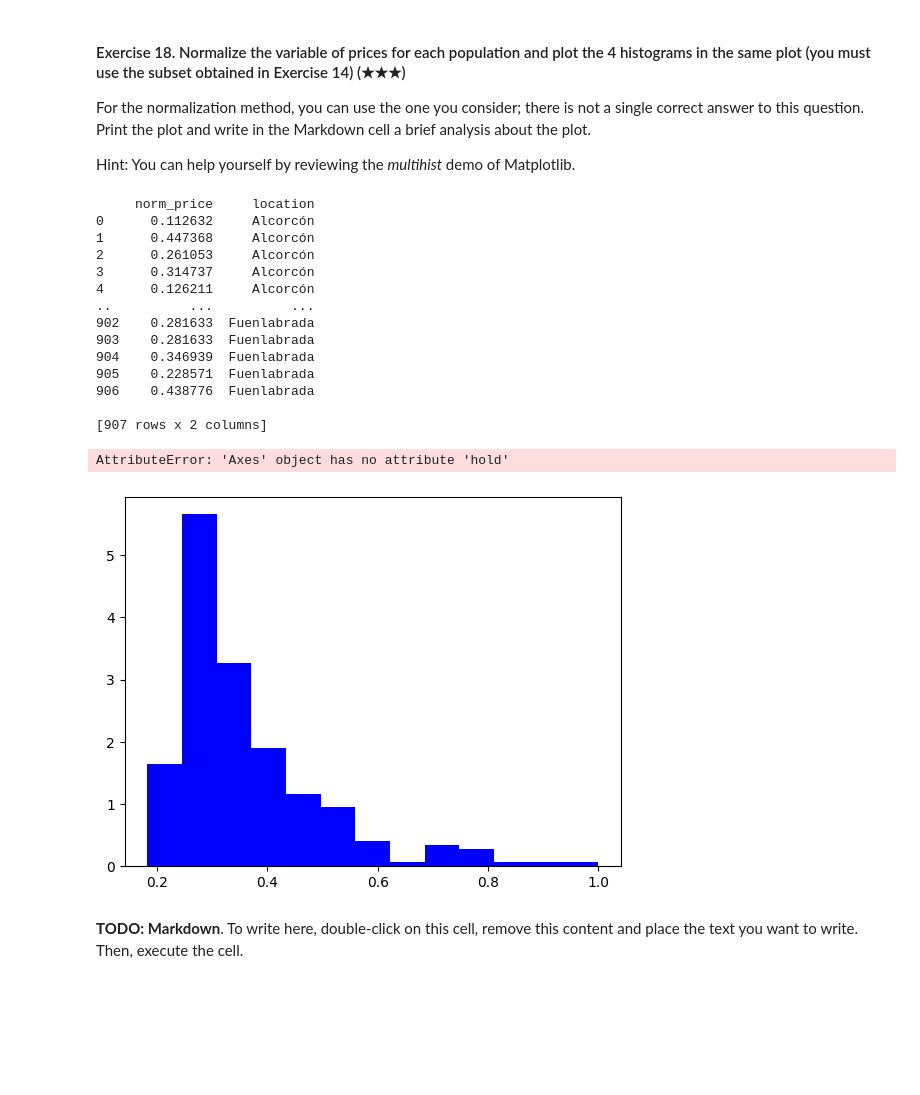
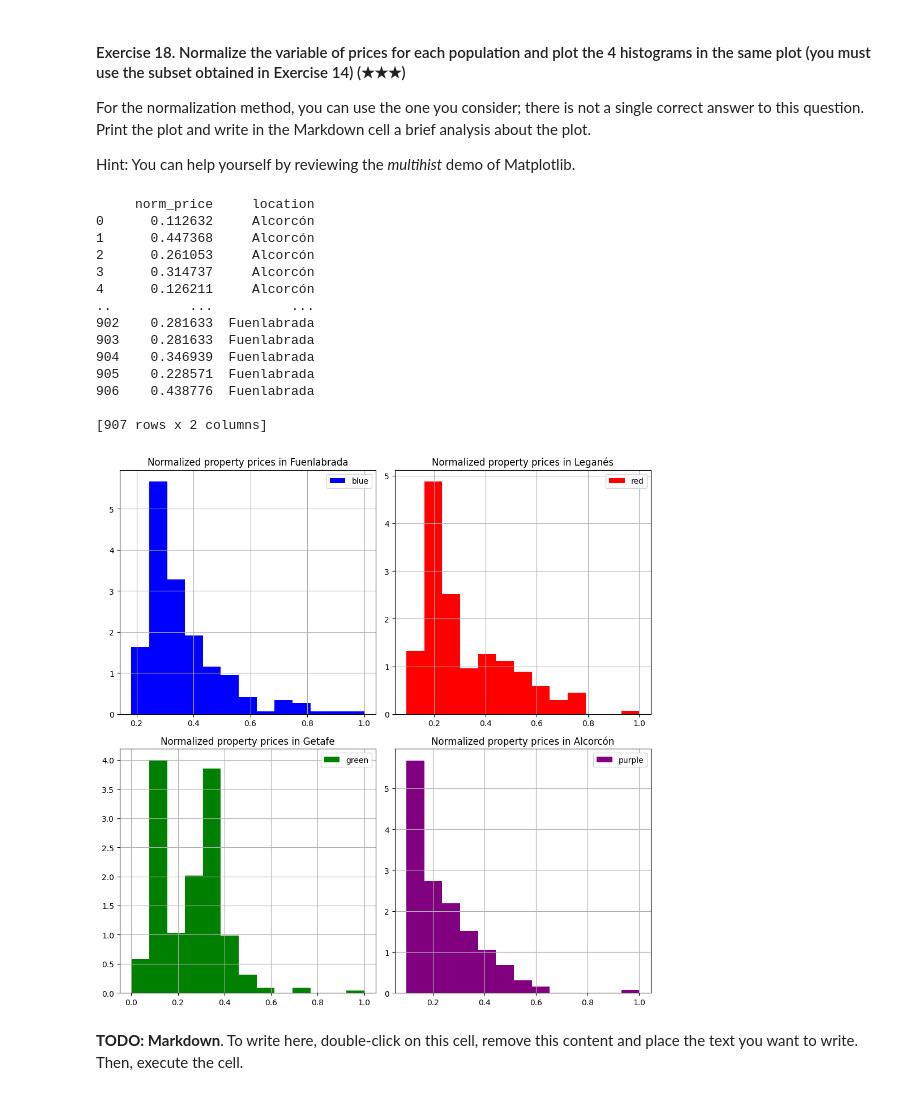
Before and after one commit to csmb20/realestate-datacleanup-exercise, a Jupyter notebook: project.ipynb, the cells around one changed output. Cells and saved outputs as stored; diff of their text form; code cells hidden in the pictures; blank space fills up the shorter version.

```diff
--- a/project.ipynb
+++ b/project.ipynb
@@ -518,42 +518,66 @@ Hint: You can help yourself by reviewing the *multihist* demo of Matplotlib.
 # Loop through the different locations and normalize the prices
 normSouthBeltGroups  = pd.DataFrame() # Define auxiliary dataframe to be populated
 for place in places:
     dummySouthBeltGroups               = pd.DataFrame() # In each iteration refresh dummy dataframe
     dummySouthBeltGroups['norm_price'] =  southBeltGroups.loc[place,'price']/southBeltGroups.loc[place,'price'].max() # Normalization with respect to max.
                                                                                                                       # Since the prices are strictly positive,
                                                                                                                       # the data has been normalized within the open set (0,1]
     dummySouthBeltGroups['location']   = place
     normSouthBeltGroups                = pd.concat([dummySouthBeltGroups,normSouthBeltGroups],ignore_index=True)
 print(normSouthBeltGroups)
 
 # Plot data
 
 # Using the same number of bins as before
 
-fig, ax = plt.subplots()
-colors = ['blue', 'red', 'tan', 'lime']
-for place in places:
-    ax.hist(normSouthBeltGroups[normSouthBeltGroups['location']==str(place)]['norm_price'],nBins, density=True, histtype='bar', color=colors[places.index(place)], label=colors[places.index(place)])
-    ax.hold()
-    ax.legend(prop={'size': 10})
-    ax.set_title('bars with legend')
+fig, ((ax0,ax1),(ax2,ax3)) = plt.subplots(nrows=2,ncols=2,figsize=(10,10))
+colors = ['blue', 'red', 'green', 'purple']
+
+# Fuenlabrada
+i = 0
+ax0.hist(normSouthBeltGroups[normSouthBeltGroups['location']==str(places[i])]['norm_price'],nBins, density=True, histtype='bar', color=colors[i])
+ax0.legend(prop={'size': 10})
+ax0.set_title('Normalized property prices in '+str(places[i]))
+ax0.grid()
+
+# Leganés
+i = 1
+ax1.hist(normSouthBeltGroups[normSouthBeltGroups['location']==str(places[i])]['norm_price'],nBins, density=True, histtype='bar', color=colors[i])
+ax1.legend(prop={'size': 10})
+ax1.set_title('Normalized property prices in '+str(places[i]))
+ax1.grid()
+
+# Getafe
+i = 2
+ax2.hist(normSouthBeltGroups[normSouthBeltGroups['location']==str(places[i])]['norm_price'],nBins, density=True, histtype='bar', color=colors[i])
+ax2.legend(prop={'size': 10})
+ax2.set_title('Normalized property prices in '+str(places[i]))
+ax2.grid()
+
+# Alcorcón
+i = 3
+ax3.hist(normSouthBeltGroups[normSouthBeltGroups['location']==str(places[i])]['norm_price'],nBins, density=True, histtype='bar', color=colors[i])
+ax3.legend(prop={'size': 10})
+ax3.set_title('Normalized property prices in '+str(places[i]))
+ax3.grid()
+
+plt.tight_layout()
 # %% [output]
      norm_price     location
 0      0.112632     Alcorcón
 1      0.447368     Alcorcón
 2      0.261053     Alcorcón
 3      0.314737     Alcorcón
 4      0.126211     Alcorcón
 ..          ...          ...
 902    0.281633  Fuenlabrada
 903    0.281633  Fuenlabrada
 904    0.346939  Fuenlabrada
 905    0.228571  Fuenlabrada
 906    0.438776  Fuenlabrada
 
 [907 rows x 2 columns]
-AttributeError: 'Axes' object has no attribute 'hold'
-[figure, old version]
+[figure, new version]
 # %% [markdown]
 **TODO: Markdown**. To write here, double-click on this cell, remove this content and place the text you want to write. Then, execute the cell.
 # %% [markdown]
```
